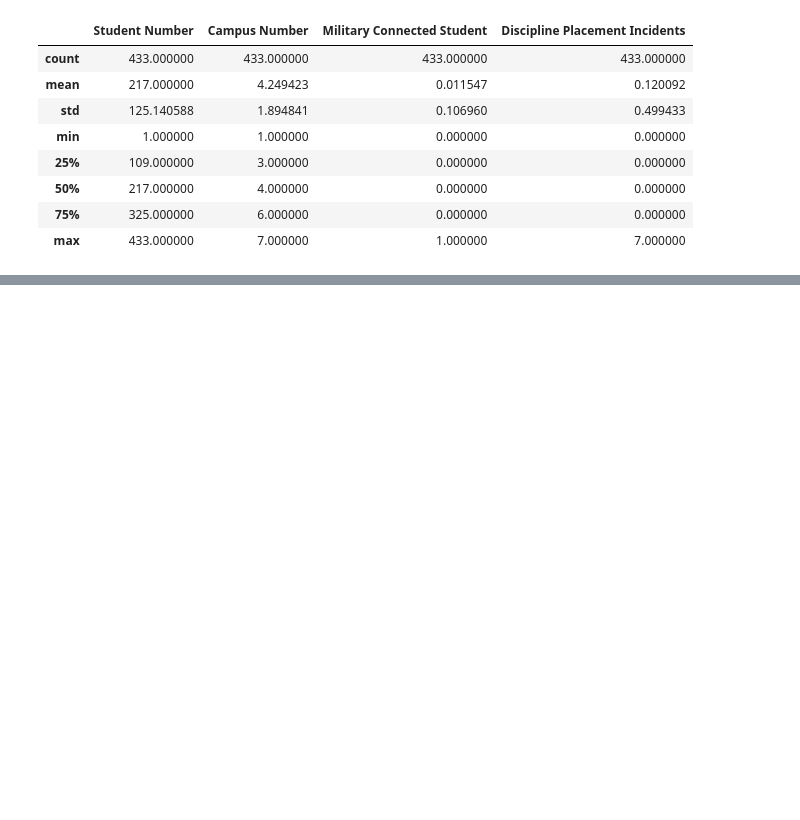
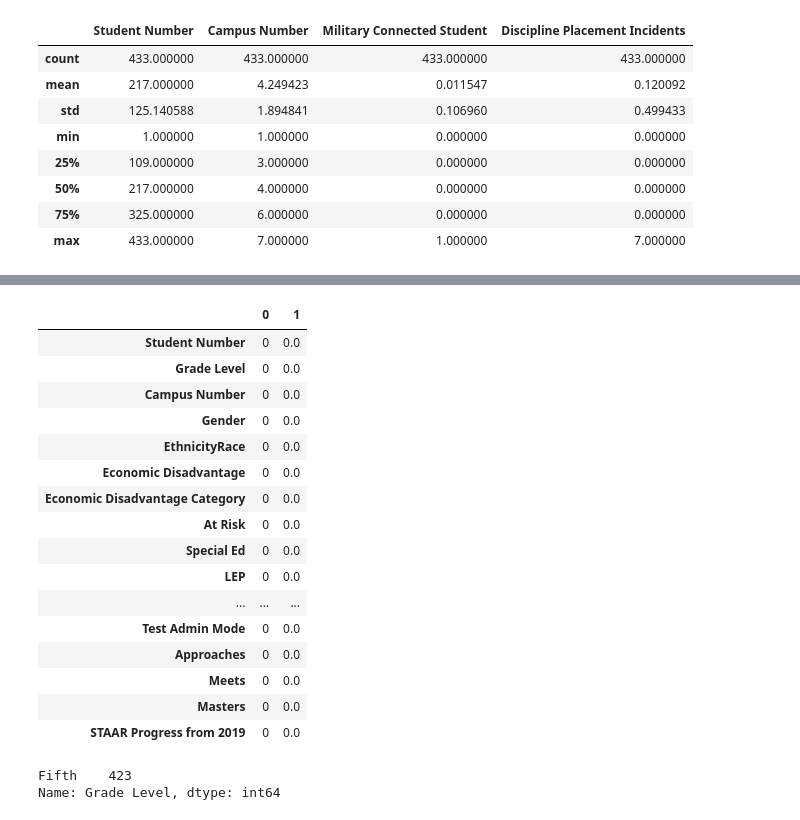
Before and after one commit to jonarms/Capstone_3, a Jupyter notebook: Capstone3_Wrangling.ipynb, the cells around one changed output, grey strips where cells are left out. Cells and saved outputs as stored; diff of their text form; code cells hidden in the pictures; blank space fills up the shorter version.

```diff
--- a/Capstone3_Wrangling.ipynb
+++ b/Capstone3_Wrangling.ipynb
@@ -46,0 +108,27 @@ It looks like
+# %%
+missing = pd.concat([df.isnull().sum(), 100 * df.isnull().mean()], axis=1)
+missing
+# %% [output]
+|  | 0 | 1 |
+| Student Number | 0 | 0.0 |
+| Grade Level | 0 | 0.0 |
+| Campus Number | 0 | 0.0 |
+| Gender | 0 | 0.0 |
+| EthnicityRace | 0 | 0.0 |
+| Economic Disadvantage | 0 | 0.0 |
+| Economic Disadvantage Category | 0 | 0.0 |
+| At Risk | 0 | 0.0 |
+| Special Ed | 0 | 0.0 |
+| LEP | 0 | 0.0 |
+| ... | ... | ... |
+| Test Admin Mode | 0 | 0.0 |
+| Approaches | 0 | 0.0 |
+| Meets | 0 | 0.0 |
+| Masters | 0 | 0.0 |
+| STAAR Progress from 2019 | 0 | 0.0 |
+# %%
+#Making sure all students really are fifth grade
+df['Grade Level'].value_counts()
+# %% [output]
+Fifth    423
+Name: Grade Level, dtype: int64
```
Also changed, not shown: parts of 56 cells of this notebook.
